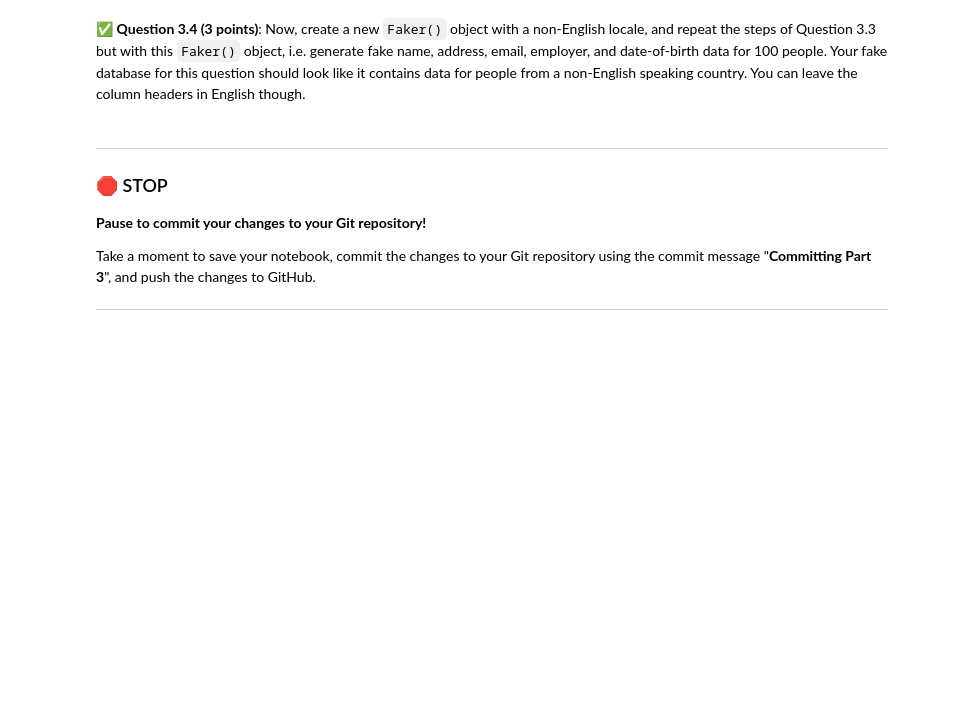
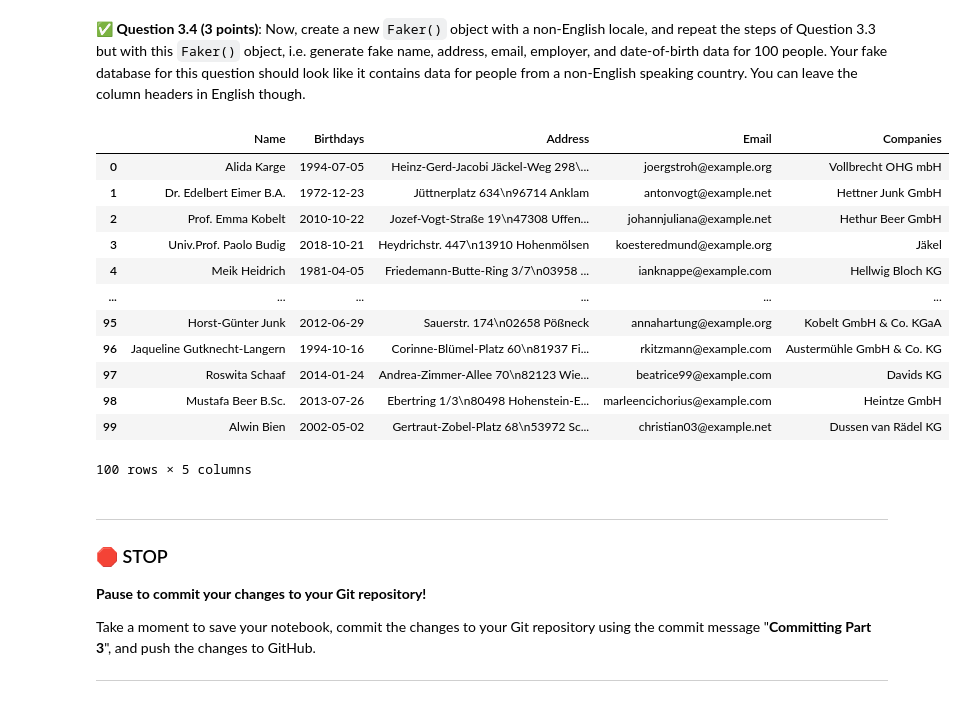
Before and after one commit to abhijit-allu/midterm, a Jupyter notebook: CMSE202-Midterm-Section002-STUDENT.ipynb, the cells around one changed output. Saved outputs shown, nothing was run; the diff lists cells and outputs as text; code cells hidden in the pictures; blank space fills up the shorter version.

```diff
--- a/CMSE202-Midterm-Section002-STUDENT.ipynb
+++ b/CMSE202-Midterm-Section002-STUDENT.ipynb
@@ -287,3 +327,33 @@ from faker import Faker
+# %%
+# Put your code for Question 3.4 here
+
+data_f = pd.DataFrame(columns = ['Name', 'Date of Birth', 'Address', 'Email'])
+
+fake = Faker('de_DE')
+
+for i in range(100):
+    names = [fake.name() for _ in range(100)]
+    births = [fake.date() for _ in range(100)]
+    address = [fake.address() for _ in range(100)]
+    emails = [fake.email() for _ in range(100)]
+    companies = [fake.company() for _ in range(100)]
+
+updated_data_f = pd.DataFrame({"Name": names, "Birthdays": births, "Address": address, "Email": emails, "Companies": companies})
+updated_data_f
+# %% [output]
+|  | Name | Birthdays | Address | Email | Companies |
+| 0 | Alida Karge | 1994-07-05 | Heinz-Gerd-Jacobi Jäckel-Weg 298\... | joergstroh@example.org | Vollbrecht OHG mbH |
+| 1 | Dr. Edelbert Eimer B.A. | 1972-12-23 | Jüttnerplatz 634\n96714 Anklam | antonvogt@example.net | Hettner Junk GmbH |
+| 2 | Prof. Emma Kobelt | 2010-10-22 | Jozef-Vogt-Straße 19\n47308 Uffen... | johannjuliana@example.net | Hethur Beer GmbH |
+| 3 | Univ.Prof. Paolo Budig | 2018-10-21 | Heydrichstr. 447\n13910 Hohenmölsen | koesteredmund@example.org | Jäkel |
+| 4 | Meik Heidrich | 1981-04-05 | Friedemann-Butte-Ring 3/7\n03958 ... | ianknappe@example.com | Hellwig Bloch KG |
+| ... | ... | ... | ... | ... | ... |
+| 95 | Horst-Günter Junk | 2012-06-29 | Sauerstr. 174\n02658 Pößneck | annahartung@example.org | Kobelt GmbH & Co. KGaA |
+| 96 | Jaqueline Gutknecht-Langern | 1994-10-16 | Corinne-Blümel-Platz 60\n81937 Fi... | rkitzmann@example.com | Austermühle GmbH & Co. KG |
+| 97 | Roswita Schaaf | 2014-01-24 | Andrea-Zimmer-Allee 70\n82123 Wie... | beatrice99@example.com | Davids KG |
+| 98 | Mustafa Beer B.Sc. | 2013-07-26 | Ebertring 1/3\n80498 Hohenstein-E... | marleencichorius@example.com | Heintze GmbH |
+| 99 | Alwin Bien | 2002-05-02 | Gertraut-Zobel-Platz 68\n53972 Sc... | christian03@example.net | Dussen van Rädel KG |
+100 rows × 5 columns
 # %% [markdown]
 ---
 ### &#128721; STOP
```
Also changed, not shown: parts of 9 cells of this notebook.
